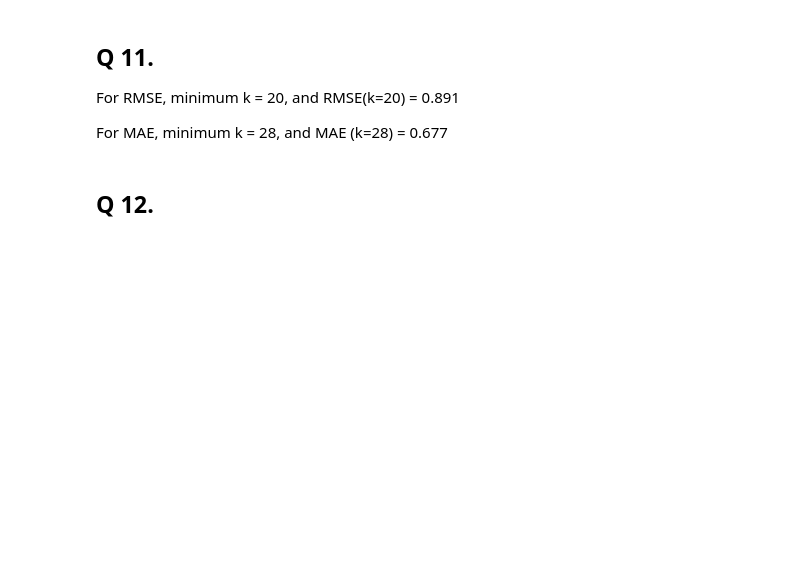
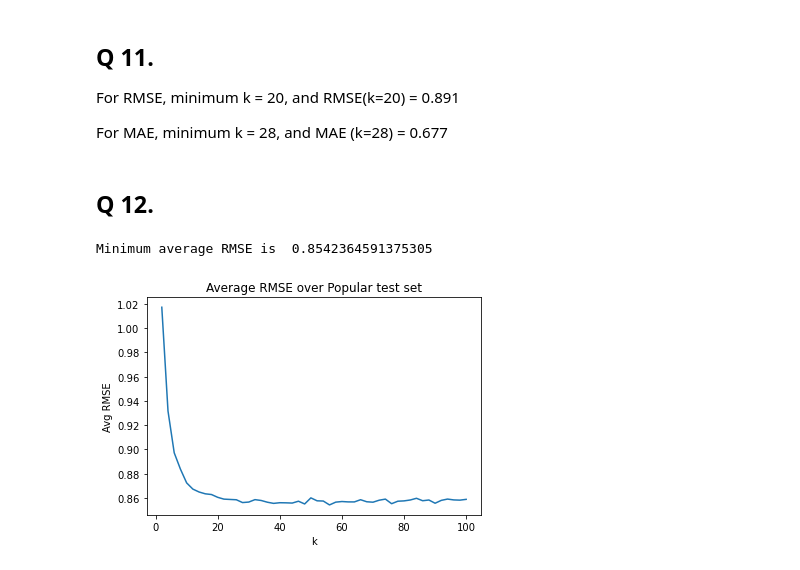
Before and after one commit to heboyuan/ECE219, a Jupyter notebook: Project_3/Project 3 Q 1-16.ipynb, the cells around one changed output. Saved outputs shown, nothing was run; the diff lists cells and outputs as text; code cells hidden in the pictures; blank space fills up the shorter version.

```diff
--- a/Project_3/Project 3 Q 1-16.ipynb
+++ b/Project_3/Project 3 Q 1-16.ipynb
@@ -214,0 +191,14 @@ def popular_movies(df):
+# %%
+reader = Reader(rating_scale=(0.5, 5))
+
+R_data = Dataset.load_from_df(Rdf[["userId", "movieId", "rating"]], reader)
+
+sim_options = {'name': 'pearson',
+              'user_based': True}
+# %%
+def popular_movies(df):
+    ts = df.value_counts('movieId') #ts is a series showing number of ratings for each 'movieId'
+    movies = ts[ts>2].index #ts[ts>2]'s indices are movieId values satisfying the condition
+    trim = df.loc[df['movieId'].isin(movies)]
+    trim
+    return trim
@@ -214,0 +229,10 @@ def popular_movies(df):
+# %%
+print("Minimum average RMSE is ", min(scores))
+plt.plot(k_list, scores)
+plt.xlabel('k')
+plt.ylabel("Avg RMSE")
+plt.title("Average RMSE over Popular test set")
+plt.show()
+# %% [output]
+Minimum average RMSE is  0.8542364591375305
+[figure, added]
```
Also changed, not shown: parts of 16 cells of this notebook.
